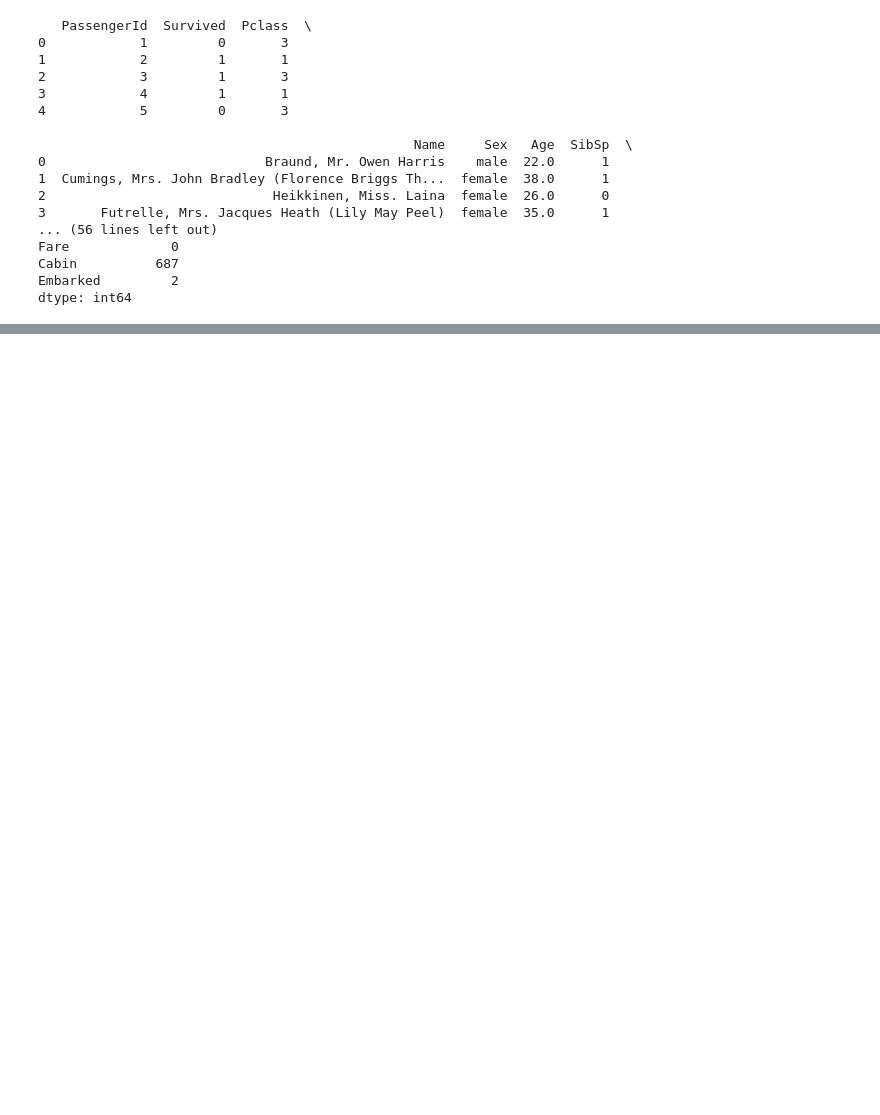
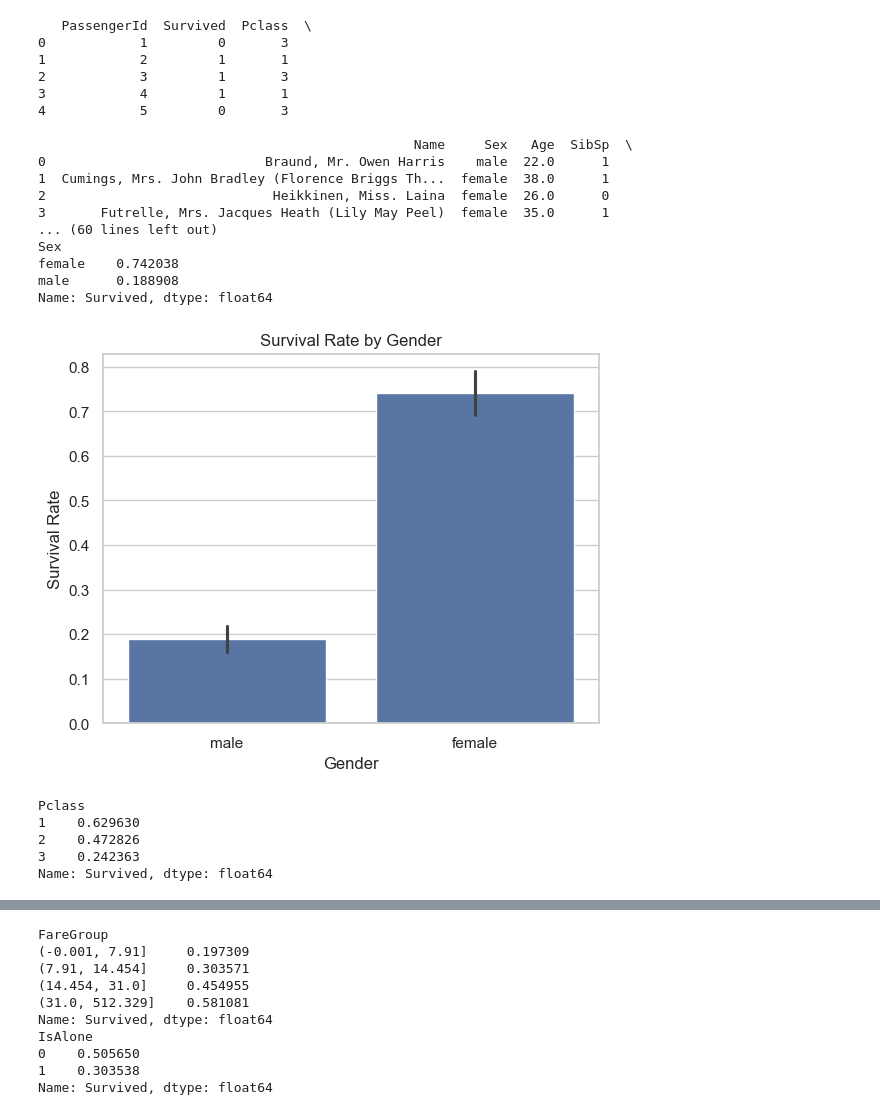
Before and after one commit to deannie-choi/titanic-survival-prediction, a Jupyter notebook: notebooks/titanic-survival-prediction.ipynb, the cells around one changed output, grey strips where cells are left out. Drawn from its saved outputs; the diff is of its cells as text; code cells hidden in the pictures; blank space fills up the shorter version.

```diff
--- a/notebooks/titanic-survival-prediction.ipynb
+++ b/notebooks/titanic-survival-prediction.ipynb
@@ -4,7 +4,8 @@ import seaborn as sns
 import matplotlib.pyplot as plt
 
 # Load the Titanic training dataset
-df = pd.read_csv("train.csv")
+df = pd.read_csv(r"C:/Users/cdh01/Desktop/titanic-survival-prediction/data/train.csv")
+
 
 # Display the first 5 rows
 print(df.head())
@@ -102,35 +103,41 @@ plt.show()
 
 # Check survival rate by Passenger Class and Gender
 df.groupby(["Sex", "Pclass"])["Survived"].mean()
 
 
 # Check survival rate by Ticket Fare
 # Make fare bins (you choose how)
 df["FareGroup"] = pd.qcut(df["Fare"], q=4)  # Dividing into 4
 
 # Check survival rate by fare group
 df.groupby("FareGroup")["Survived"].mean()
 
 print(df.groupby("FareGroup")["Survived"].mean())
 
 # Check survival rate by boarding alone
 df["IsAlone"] = (df["FamilySize"] == 1).astype(int)
 print(df.groupby("IsAlone")["Survived"].mean())
 # %% [output]
    PassengerId  Survived  Pclass  \
 0            1         0       3
 1            2         1       1
 2            3         1       3
 3            4         1       1
 4            5         0       3
 
                                                 Name     Sex   Age  SibSp  \
 0                            Braund, Mr. Owen Harris    male  22.0      1
 1  Cumings, Mrs. John Bradley (Florence Briggs Th...  female  38.0      1
 2                             Heikkinen, Miss. Laina  female  26.0      0
 3       Futrelle, Mrs. Jacques Heath (Lily May Peel)  female  35.0      1
-... (56 lines left out)
-Fare             0
-Cabin          687
-Embarked         2
-dtype: int64
+... (60 lines left out)
+Sex
+female    0.742038
+male      0.188908
+Name: Survived, dtype: float64
+[figure, added]
+Pclass
+1    0.629630
+2    0.472826
+3    0.242363
+Name: Survived, dtype: float64
@@ -137 +167,11 @@ dtype: int64
+FareGroup
+(-0.001, 7.91]     0.197309
+(7.91, 14.454]     0.303571
+(14.454, 31.0]     0.454955
+(31.0, 512.329]    0.581081
+Name: Survived, dtype: float64
+IsAlone
+0    0.505650
+1    0.303538
+Name: Survived, dtype: float64
 # %%
```
Also changed, not shown: parts of 9 cells of this notebook.
